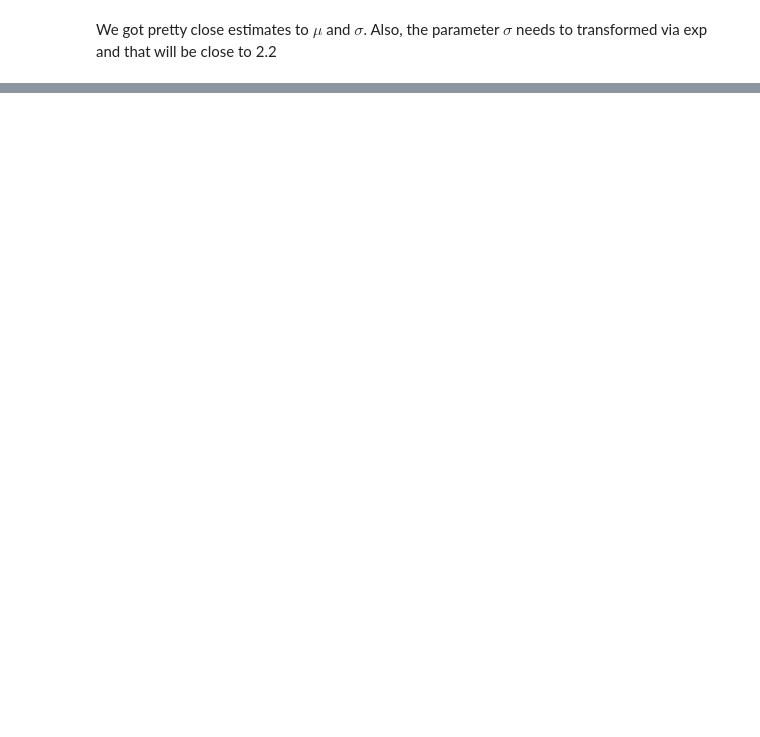
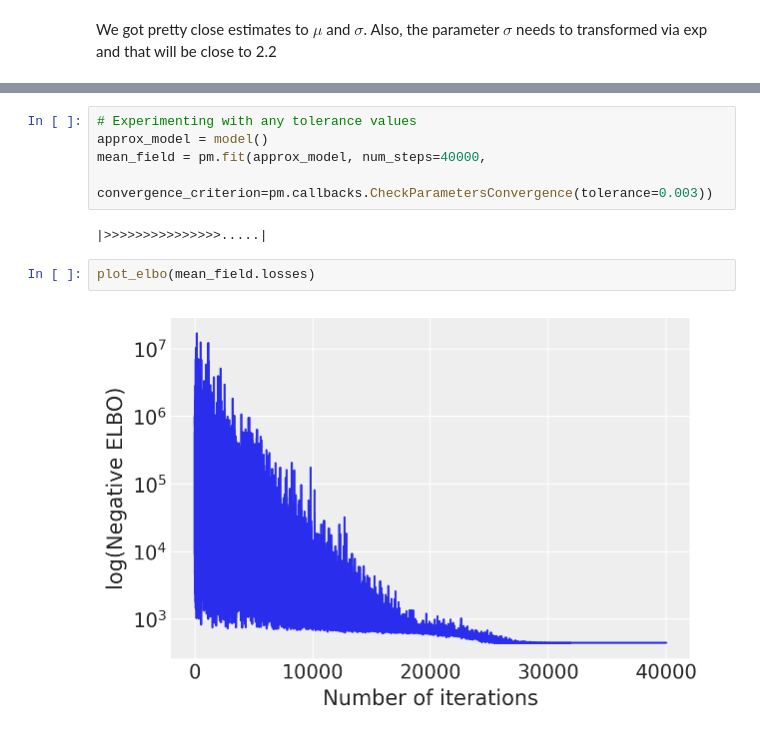
Before and after one commit to pymc-devs/pymc4, a Jupyter notebook: notebooks/Variational_API_Quickstart.ipynb, the cells around one changed output, grey strips where cells are left out. Cells and saved outputs as stored; diff of their text form; blank space fills up the shorter version.

```diff
--- a/notebooks/Variational_API_Quickstart.ipynb
+++ b/notebooks/Variational_API_Quickstart.ipynb
@@ -143,3 +162,14 @@ We got pretty close estimates to $\mu$ and $\sigma$. Also, the parameter $\sigma
+# %%
+# Experimenting with any tolerance values
+approx_model = model()
+mean_field = pm.fit(approx_model, num_steps=40000,
+                    convergence_criterion=pm.callbacks.CheckParametersConvergence(tolerance=0.003))
+# %% [output]
+|>>>>>>>>>>>>>>>.....|
+# %%
+plot_elbo(mean_field.losses)
+# %% [output]
+[figure, added]
 # %%
 %load_ext watermark
 %watermark -n -u -v -iv -w
```
Also changed, not shown: parts of 17 cells of this notebook, 6 other files.
